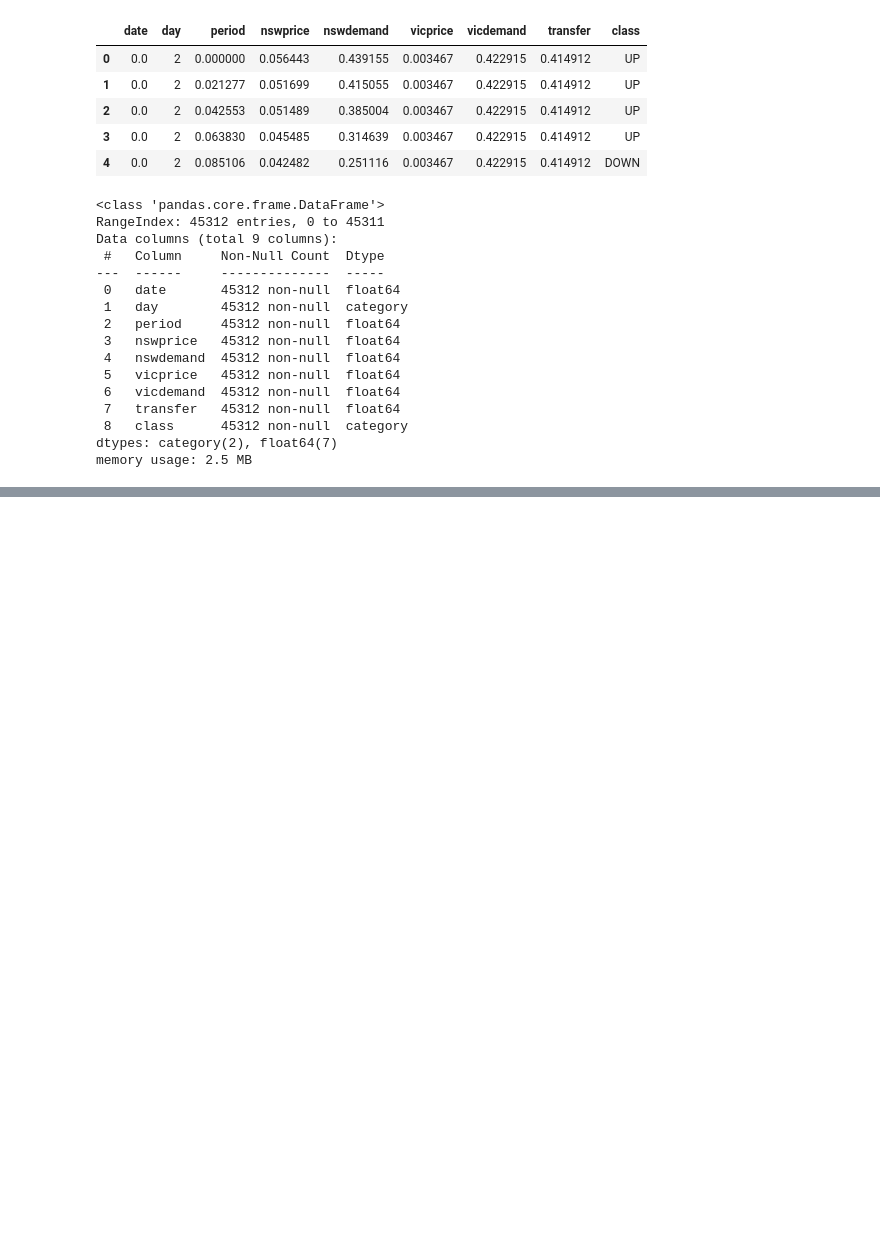
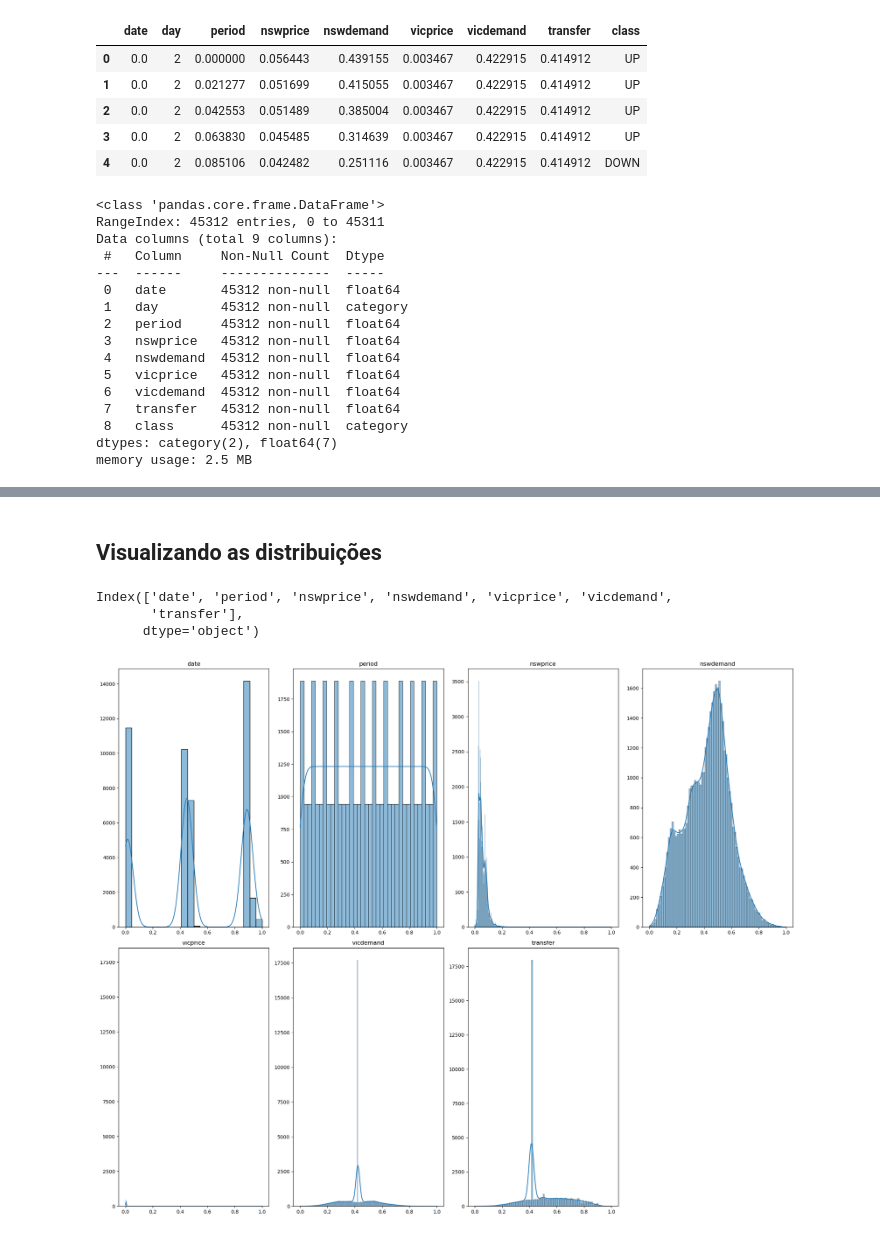
Before and after one commit to FrederickAlmeida/electricity-classification, a Jupyter notebook: eda_fred.ipynb, the cells around one changed output, grey strips where cells are left out. Cells and saved outputs as stored; diff of their text form; code cells hidden in the pictures; blank space fills up the shorter version.

Commit message:
add histograms

```diff
--- a/eda_fred.ipynb
+++ b/eda_fred.ipynb
@@ -53,0 +77,24 @@ memory usage: 2.5 MB
+# %% [markdown]
+## Visualizando as distribuições
+# %%
+numeric_cols = df.select_dtypes(include='number')
+numeric_cols.columns
+# %% [output]
+Index(['date', 'period', 'nswprice', 'nswdemand', 'vicprice', 'vicdemand',
+       'transfer'],
+      dtype='object')
+# %%
+fig, axes = plt.subplots(2, 4, figsize=(20, 16))
+axes = axes.flatten()
+
+for i, column in enumerate(numeric_cols.columns):
+    sns.histplot(numeric_cols[column], ax=axes[i], kde=True)
+    axes[i].set_title(column)
+    axes[i].set_xlabel('')
+    axes[i].set_ylabel('')
+
+axes[7].set_visible(False)
+plt.tight_layout()
+plt.show()
+# %% [output]
+[figure, added]
```
Also changed, not shown: parts of 5 cells of this notebook.
